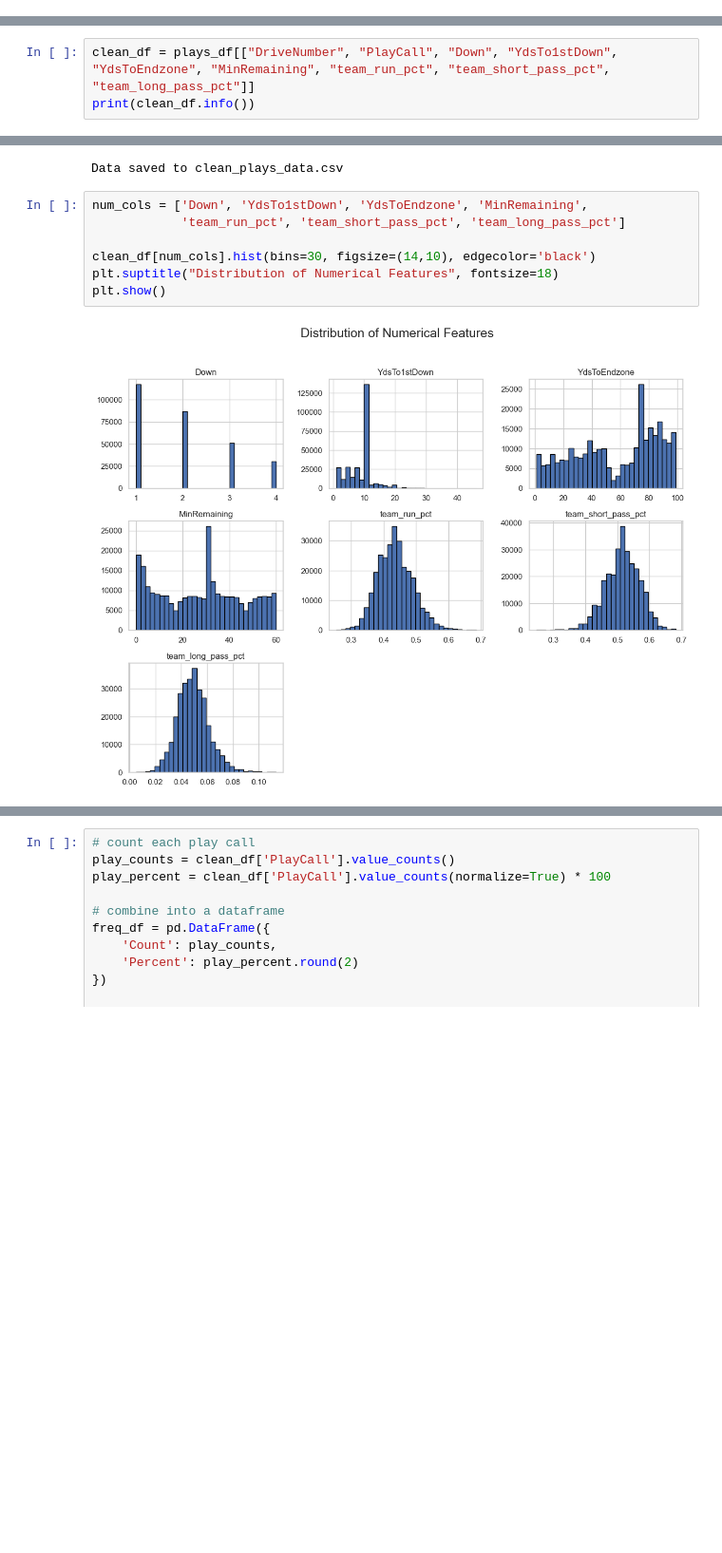
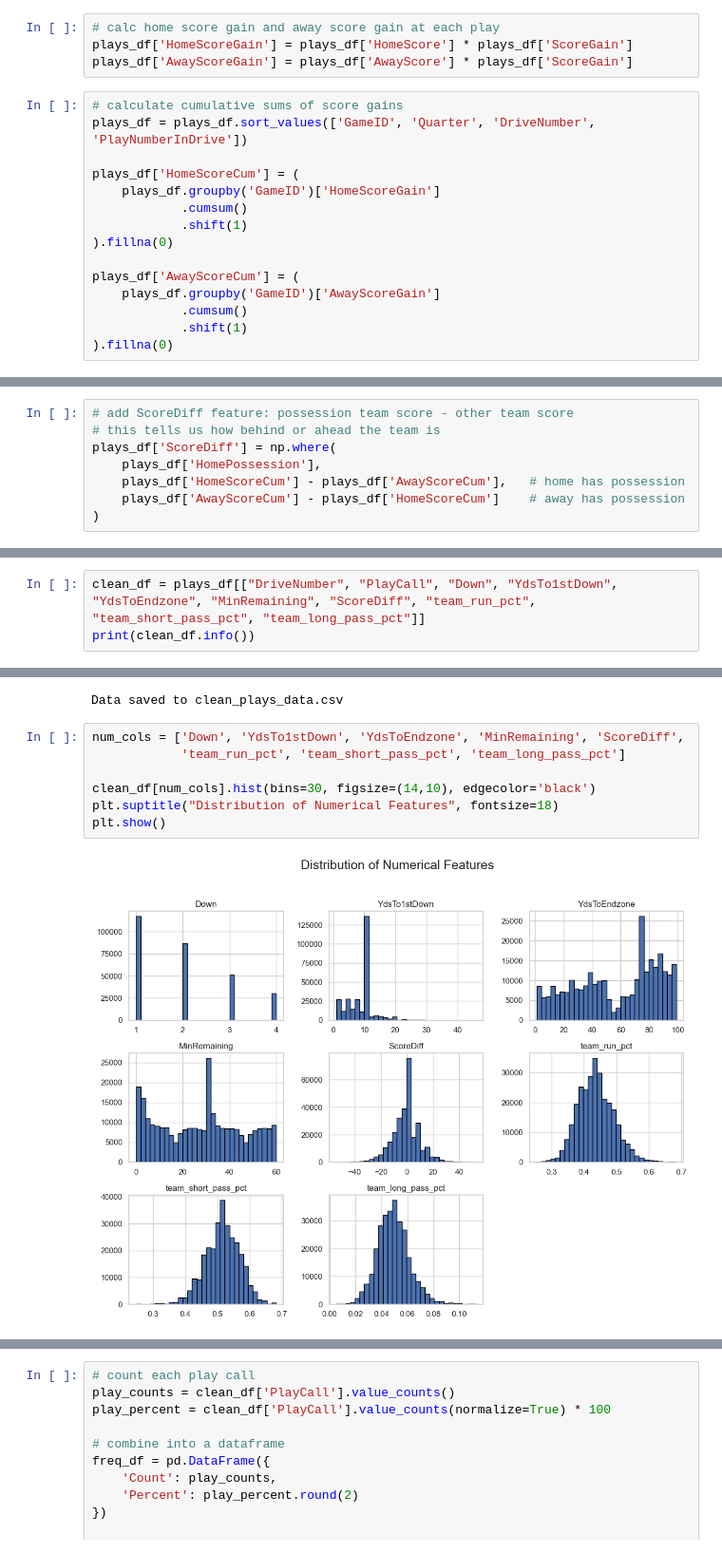
Before and after one commit to riccimason99/DSCI_631_Final_Project, a Jupyter notebook: sandbox.ipynb, the cells around one changed output, grey strips where cells are left out. Shown: that part at 95% size. Drawn from its saved outputs; the diff is of its cells as text; blank space fills up the shorter version.

Commit message:
added ScoreDiff feature

```diff
--- a/sandbox.ipynb
+++ b/sandbox.ipynb
@@ -41,0 +191,19 @@ for file in plays_files:
+# %%
+# calc home score gain and away score gain at each play
+plays_df['HomeScoreGain'] = plays_df['HomeScore'] * plays_df['ScoreGain']
+plays_df['AwayScoreGain'] = plays_df['AwayScore'] * plays_df['ScoreGain']
+# %%
+# calculate cumulative sums of score gains
+plays_df = plays_df.sort_values(['GameID', 'Quarter', 'DriveNumber', 'PlayNumberInDrive'])
+
+plays_df['HomeScoreCum'] = (
+    plays_df.groupby('GameID')['HomeScoreGain']
+            .cumsum()
+            .shift(1)
+).fillna(0)
+
+plays_df['AwayScoreCum'] = (
+    plays_df.groupby('GameID')['AwayScoreGain']
+            .cumsum()
+            .shift(1)
+).fillna(0)
@@ -163,3 +295,11 @@ plays_df["MinRemaining"] = plays_df.apply(compute_min_remaining, axis=1)
+# %%
+# add ScoreDiff feature: possession team score - other team score
+# this tells us how behind or ahead the team is
+plays_df['ScoreDiff'] = np.where(
+    plays_df['HomePossession'],
+    plays_df['HomeScoreCum'] - plays_df['AwayScoreCum'],   # home has possession
+    plays_df['AwayScoreCum'] - plays_df['HomeScoreCum']    # away has possession
+)
 # %%
 # Calculate global means for fallback (using all seasons data)
 global_means = create_team_tendency_features.calculate_season_means(plays_df, season=None)
@@ -287,7 +431,7 @@ New columns: team_run_pct, team_short_pass_pct, team_long_pass_pct
 # %% [markdown]
 ## Data Visualization
 # %%
-clean_df = plays_df[["DriveNumber", "PlayCall", "Down", "YdsTo1stDown", "YdsToEndzone", "MinRemaining", "team_run_pct", "team_short_pass_pct", "team_long_pass_pct"]]
+clean_df = plays_df[["DriveNumber", "PlayCall", "Down", "YdsTo1stDown", "YdsToEndzone", "MinRemaining", "ScoreDiff", "team_run_pct", "team_short_pass_pct", "team_long_pass_pct"]]
 print(clean_df.info())
 # %% [output]
 <class 'pandas.core.frame.DataFrame'>
@@ -319,14 +464,14 @@ print("Data saved to clean_plays_data.csv")
 # %% [output]
 Data saved to clean_plays_data.csv
 # %%
-num_cols = ['Down', 'YdsTo1stDown', 'YdsToEndzone', 'MinRemaining',
+num_cols = ['Down', 'YdsTo1stDown', 'YdsToEndzone', 'MinRemaining', 'ScoreDiff',
             'team_run_pct', 'team_short_pass_pct', 'team_long_pass_pct']
 
 clean_df[num_cols].hist(bins=30, figsize=(14,10), edgecolor='black')
 plt.suptitle("Distribution of Numerical Features", fontsize=18)
 plt.show()
 # %% [output]
-[figure, old version]
+[figure, new version]
 # %%
 plt.figure(figsize=(16,16))
 for i, col in enumerate(num_cols, 1):
```
Also changed, not shown: parts of 24 cells of this notebook.
